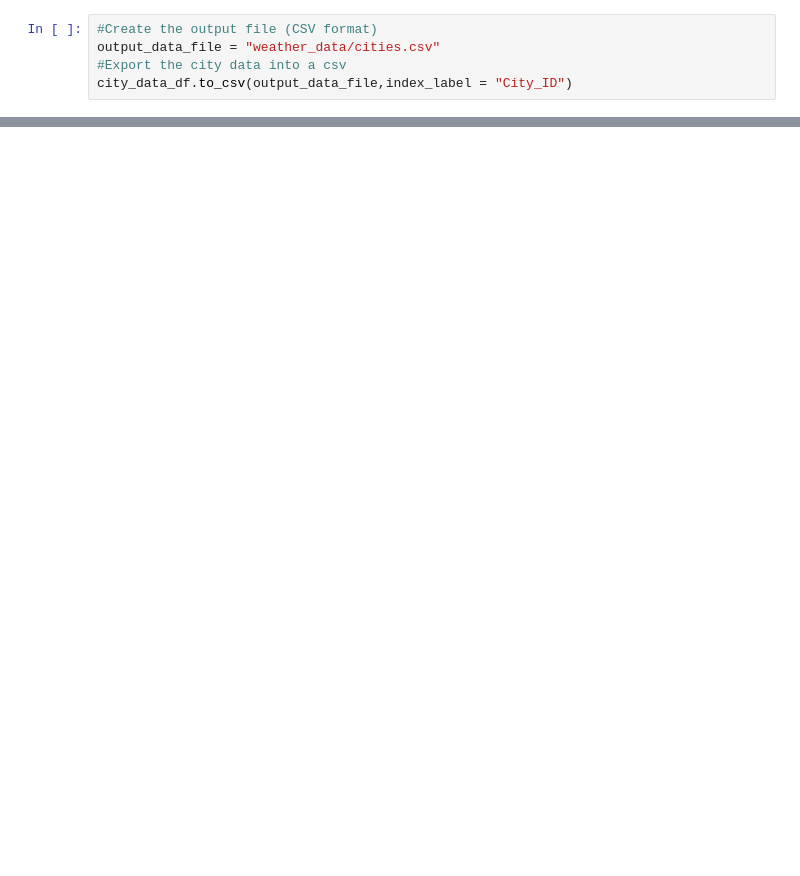
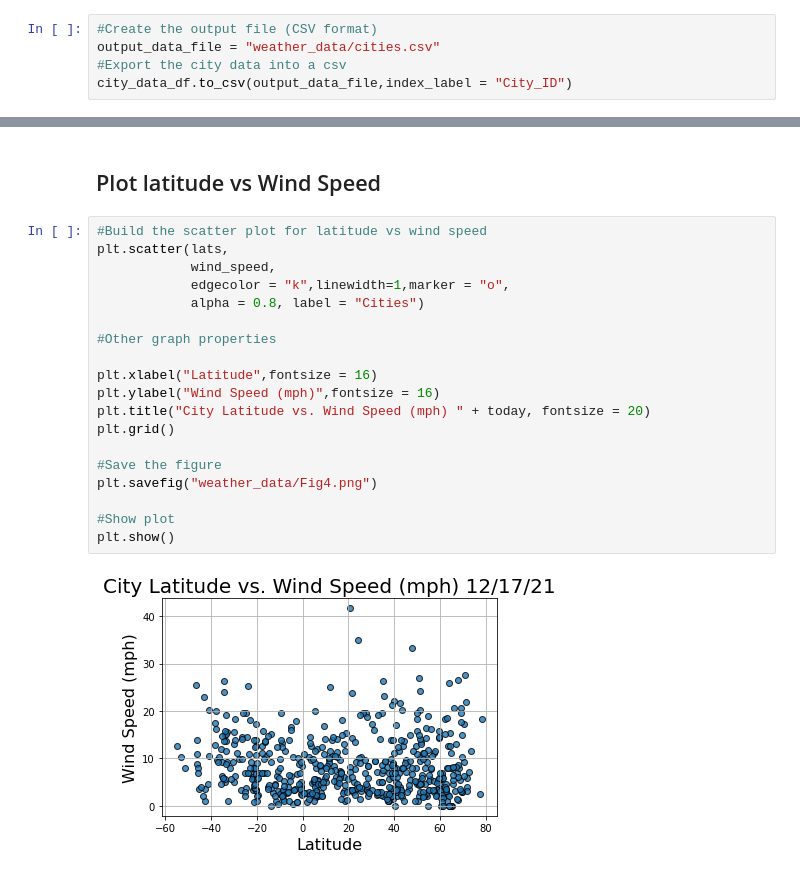
Before and after one commit to mgsrichard/World_Weather_Analysis, a Jupyter notebook: WeatherPy.ipynb, the cells around one changed output, grey strips where cells are left out. Saved outputs shown, nothing was run; the diff lists cells and outputs as text; blank space fills up the shorter version.

```diff
--- a/WeatherPy.ipynb
+++ b/WeatherPy.ipynb
@@ -177,0 +256,23 @@ city_data_df.to_csv(output_data_file,index_label = "City_ID")
+# %% [markdown]
+## Plot latitude vs Wind Speed
+# %%
+#Build the scatter plot for latitude vs wind speed
+plt.scatter(lats,
+            wind_speed,
+            edgecolor = "k",linewidth=1,marker = "o",
+            alpha = 0.8, label = "Cities")
+
+#Other graph properties
+
+plt.xlabel("Latitude",fontsize = 16)
+plt.ylabel("Wind Speed (mph)",fontsize = 16)
+plt.title("City Latitude vs. Wind Speed (mph) " + today, fontsize = 20)
+plt.grid()
+
+#Save the figure
+plt.savefig("weather_data/Fig4.png")
+
+#Show plot
+plt.show()
+# %% [output]
+[figure, added]
```
Also changed, not shown: parts of 7 cells of this notebook, 5 other files.
